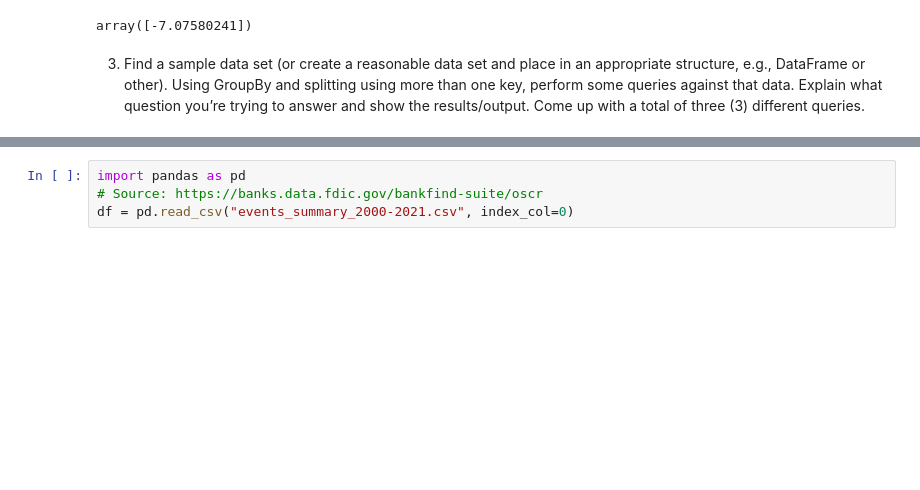
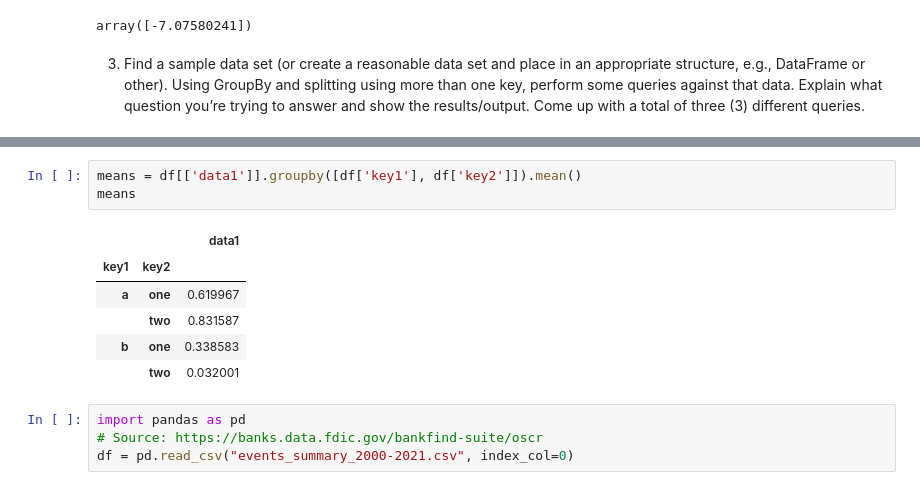
Before and after one commit to allaccountstaken/best_of_Python, a Jupyter notebook: M7/Exercise_Aggregates.ipynb, the cells around one changed output, grey strips where cells are left out. Drawn from its saved outputs; the diff is of its cells as text; blank space fills up the shorter version.

```diff
--- a/M7/Exercise_Aggregates.ipynb
+++ b/M7/Exercise_Aggregates.ipynb
@@ -82,3 +112,13 @@ array([-7.07580241])
+# %%
+means = df[['data1']].groupby([df['key1'], df['key2']]).mean()
+means
+# %% [output]
+|  |  | data1 |
+| key1 | key2 |  |
+| a | one | 0.619967 |
+|  | two | 0.831587 |
+| b | one | 0.338583 |
+|  | two | 0.032001 |
 # %%
 import pandas as pd
 # Source: https://banks.data.fdic.gov/bankfind-suite/oscr
```
Also changed, not shown: parts of 5 cells of this notebook, 1 other file.
